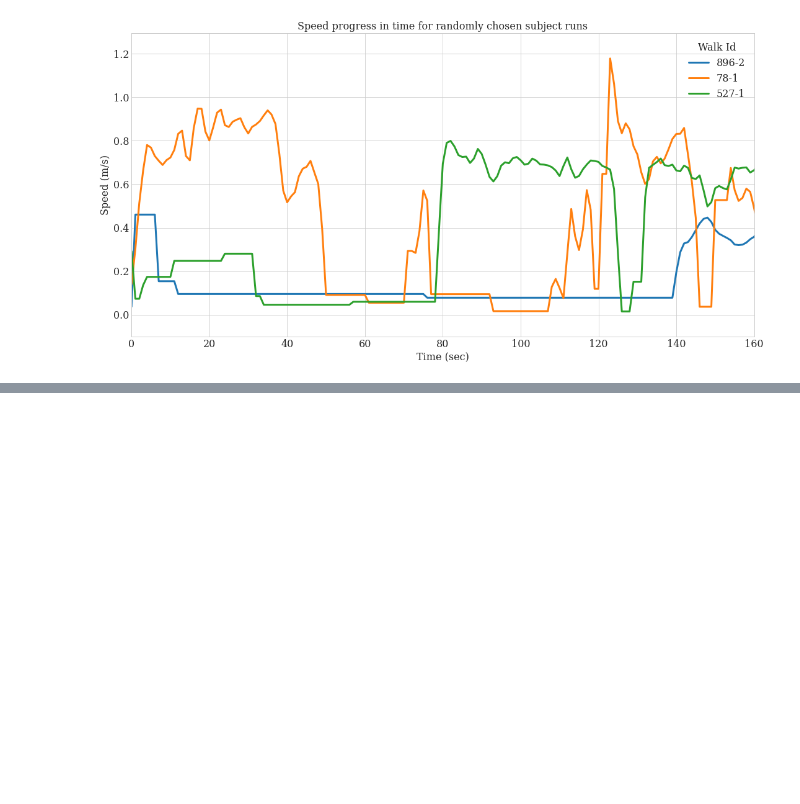
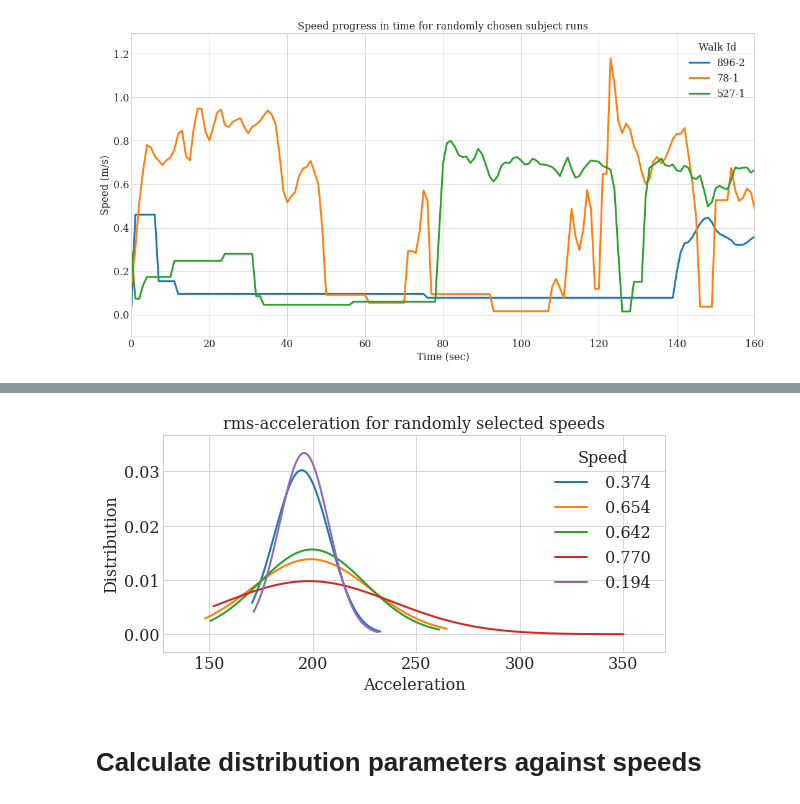
Before and after one commit to m-patterson-wearable/gait_speed_prediction, a Jupyter notebook: notebooks/2.0-data_exploration.ipynb, the cells around one changed output, grey strips where cells are left out. Saved outputs shown, nothing was run; the diff lists cells and outputs as text; code cells hidden in the pictures; blank space fills up the shorter version.

```diff
--- a/notebooks/2.0-data_exploration.ipynb
+++ b/notebooks/2.0-data_exploration.ipynb
@@ -171,0 +165,12 @@ plt.legend(title='Speed')
+# %%
+plt.title('rms-acceleration for randomly selected speeds')
+for i, speed in enumerate(sel_speeds):
+    plt_dist(sel_accls[i][:,-1], speed)
+plt.legend(title='Speed')
+plt.xlabel('Acceleration')
+plt.ylabel('Distribution')
+plt.savefig("../reports/figures/{}rms_per_speed.png".format(ref))
+# %% [output]
+[figure, added]
+# %% [markdown]
+# Calculate distribution parameters against speeds
```
Also changed, not shown: parts of 21 cells of this notebook, 25 other files.
